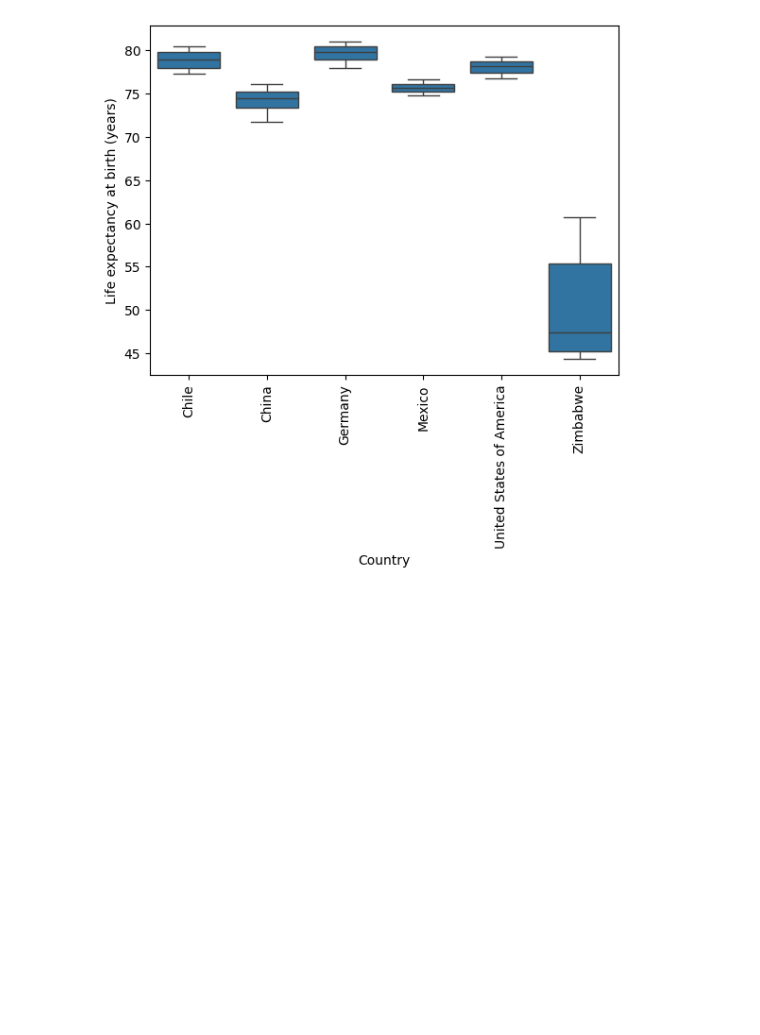
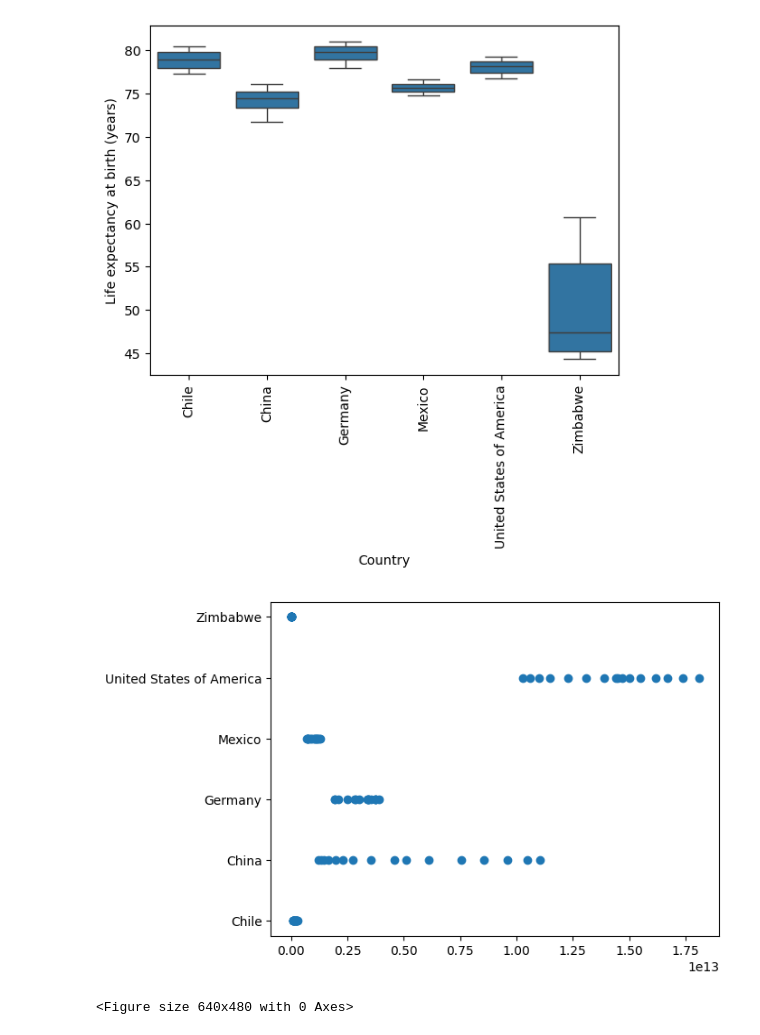
Before and after one commit to Riatasthan/Life_Expect_and_GDP_Starter, a Jupyter notebook: life_expectancy_gdp.ipynb, the cells around one changed output. Drawn from its saved outputs; the diff is of its cells as text; code cells hidden in the pictures; blank space fills up the shorter version.

Commit message:
More graphs

```diff
--- a/life_expectancy_gdp.ipynb
+++ b/life_expectancy_gdp.ipynb
@@ -49,3 +49,10 @@ plt.xticks(rotation=90)  # Rotate labels if many countries
 plt.show()
 # %% [output]
 [figure]
+# %%
+plt.scatter(df['GDP'], df['Country'])
+plt.show()
+plt.clf()
+# %% [output]
+[figure, added]
+<Figure size 640x480 with 0 Axes>
```
Also changed, not shown: parts of 1 cell of this notebook.
